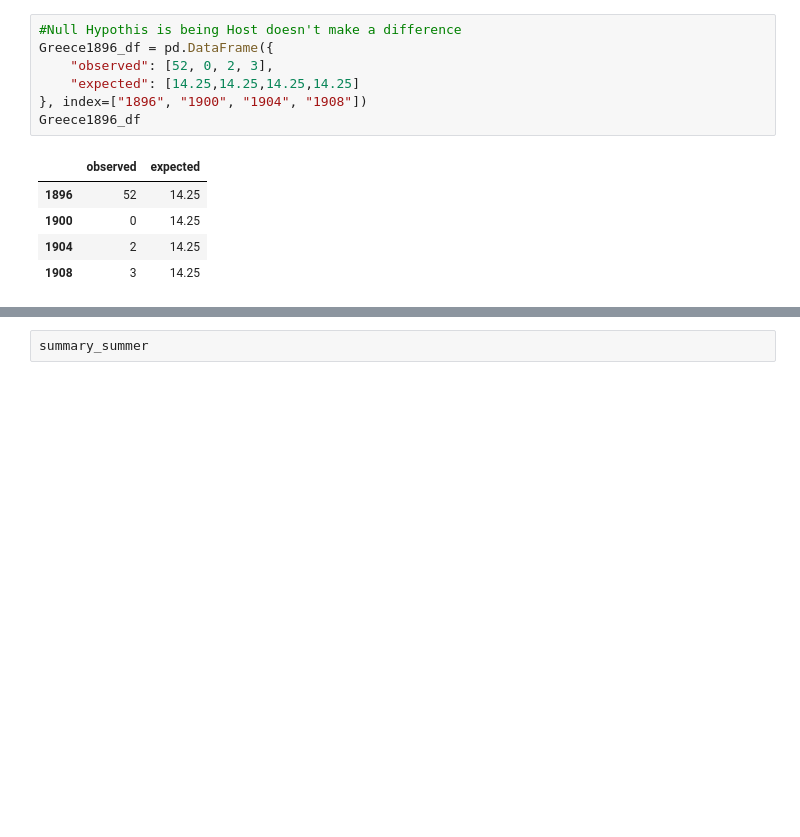
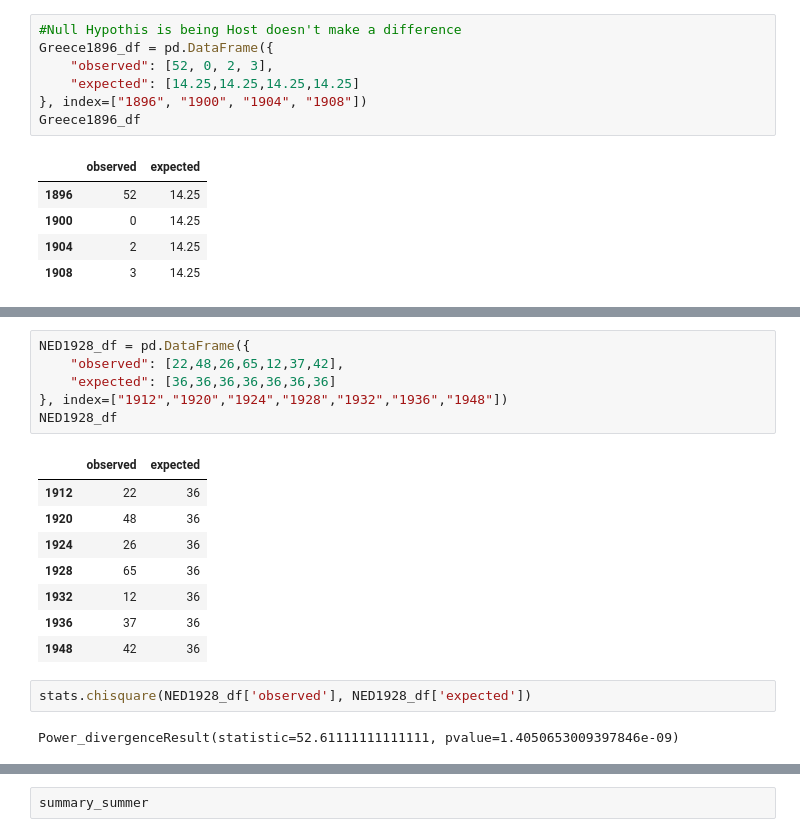
Before and after one commit to TomHOldershaw/Project_1_Team_2, a Jupyter notebook: Q3data.ipynb, the cells around one changed output, grey strips where cells are left out. Cells and saved outputs as stored; diff of their text form; blank space fills up the shorter version.

```diff
--- a/Q3data.ipynb
+++ b/Q3data.ipynb
@@ -260,0 +295,19 @@ host_medals.loc[(host_medals["Country"]=="GBR")].reset_index().tail(30)
+# %%
+NED1928_df = pd.DataFrame({
+    "observed": [22,48,26,65,12,37,42],
+    "expected": [36,36,36,36,36,36,36]
+}, index=["1912","1920","1924","1928","1932","1936","1948"])
+NED1928_df
+# %% [output]
+|  | observed | expected |
+| 1912 | 22 | 36 |
+| 1920 | 48 | 36 |
+| 1924 | 26 | 36 |
+| 1928 | 65 | 36 |
+| 1932 | 12 | 36 |
+| 1936 | 37 | 36 |
+| 1948 | 42 | 36 |
+# %%
+stats.chisquare(NED1928_df['observed'], NED1928_df['expected'])
+# %% [output]
+Power_divergenceResult(statistic=52.61111111111111, pvalue=1.4050653009397846e-09)
```
Also changed, not shown: parts of 46 cells of this notebook.
